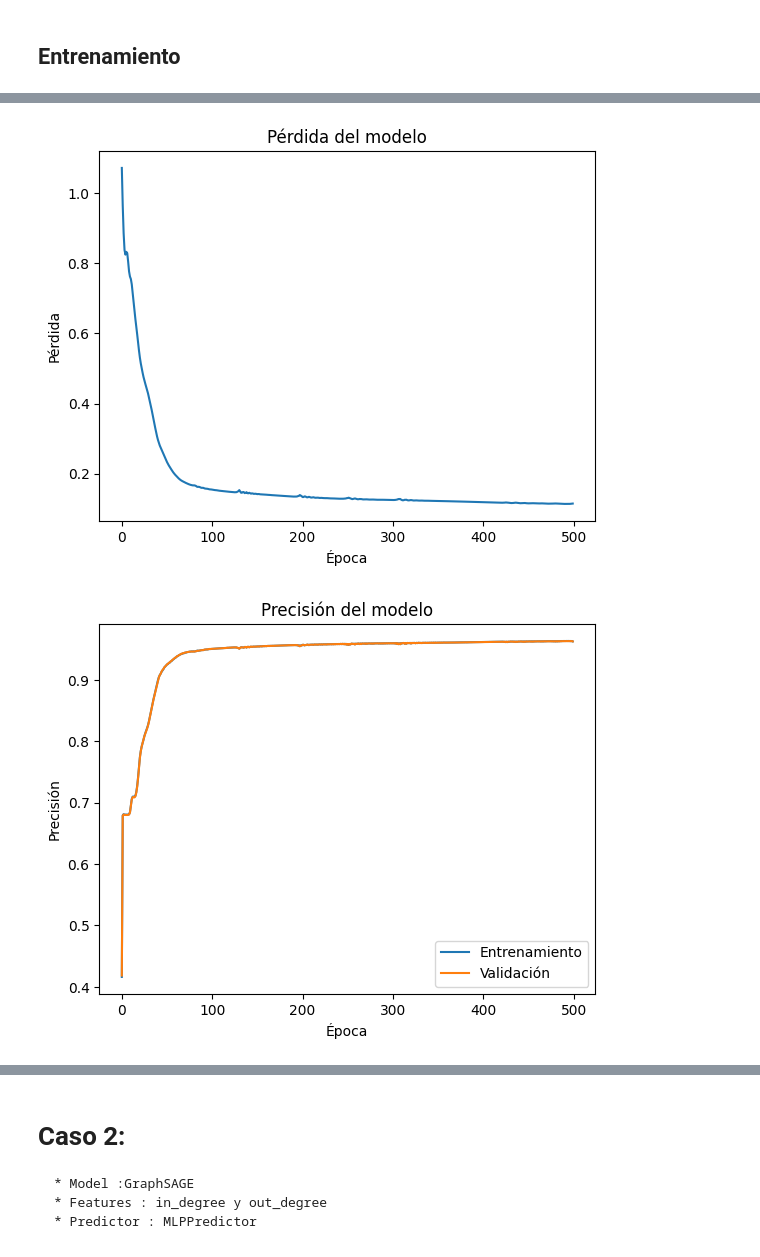
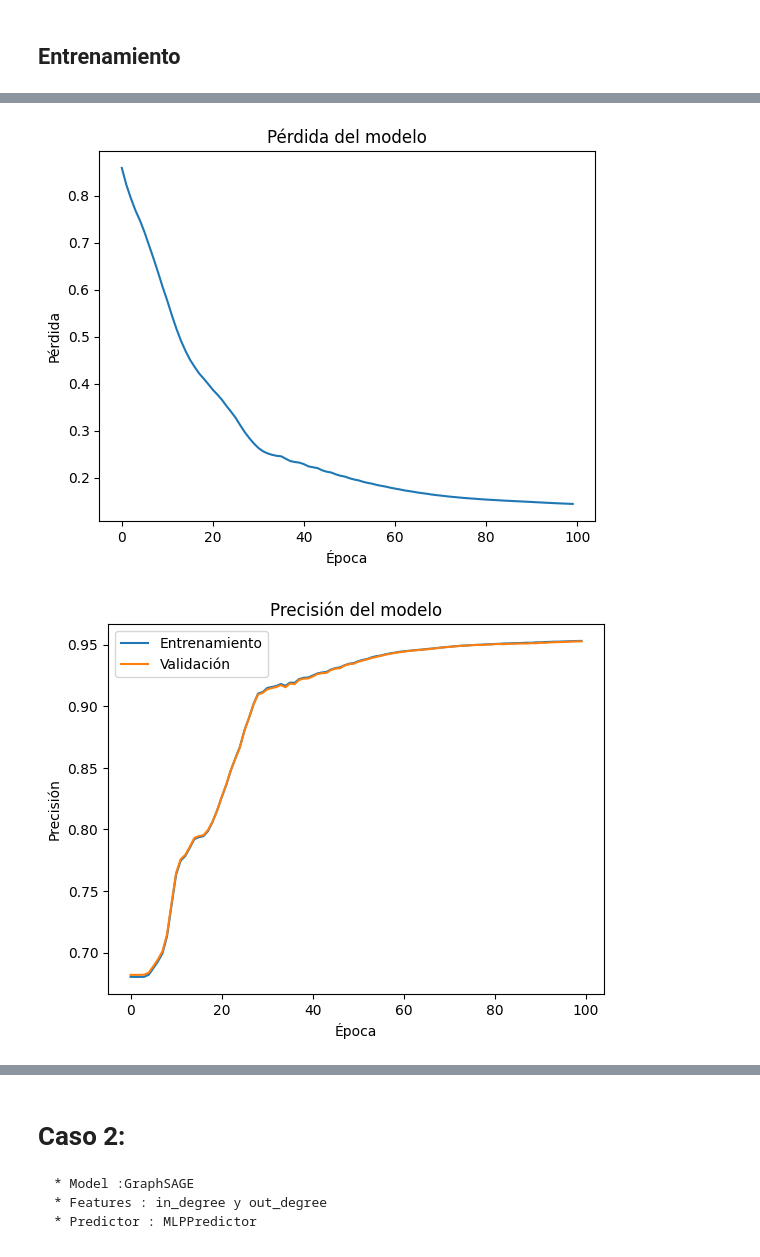
Before and after one commit to valesteban/TESIS, a Jupyter notebook: trainingMultiClass.ipynb, the cells around one changed output, grey strips where cells are left out. Saved outputs shown, nothing was run; the diff lists cells and outputs as text; code cells hidden in the pictures.

```diff
--- a/trainingMultiClass.ipynb
+++ b/trainingMultiClass.ipynb
@@ -29,7 +33,7 @@ data_path = "datasets/DGL_Graph/MYCODEMultiDiGraph/"
 
 gnn = GNN(debug = True)
 gnn.load_dataset(data_path,force_reload= True) # No hay nodos con grado 0
-gnn.split_dataset()
+gnn.split_dtaset_v2()
 
 
 edge_label = gnn.dgl_graph.edata['Relationship']
@@ -56,7 +60,7 @@ loss_values = []
 acc_val = []
 acc_train = []
 
-for e in range(500):
+for e in range(100):
   # forward
   h = model(gnn.dgl_graph, gnn.dgl_graph.ndata['feat'])
   logits =  pred(gnn.dgl_graph, h)
@@ -124,5 +126,5 @@ In epoch 490, loss: 0.11412844806909561, train acc: 0.9631843566894531, val acc:
-[figure, old version]
+[figure, new version]
-[figure, old version]
+[figure, new version]
 # %%
 from utils import cal_acc_pres_f1
 true_labels = gnn.dgl_graph.edata["Relationship"][test_mak]
```
Also changed, not shown: parts of 3 cells of this notebook, 1 other file.
